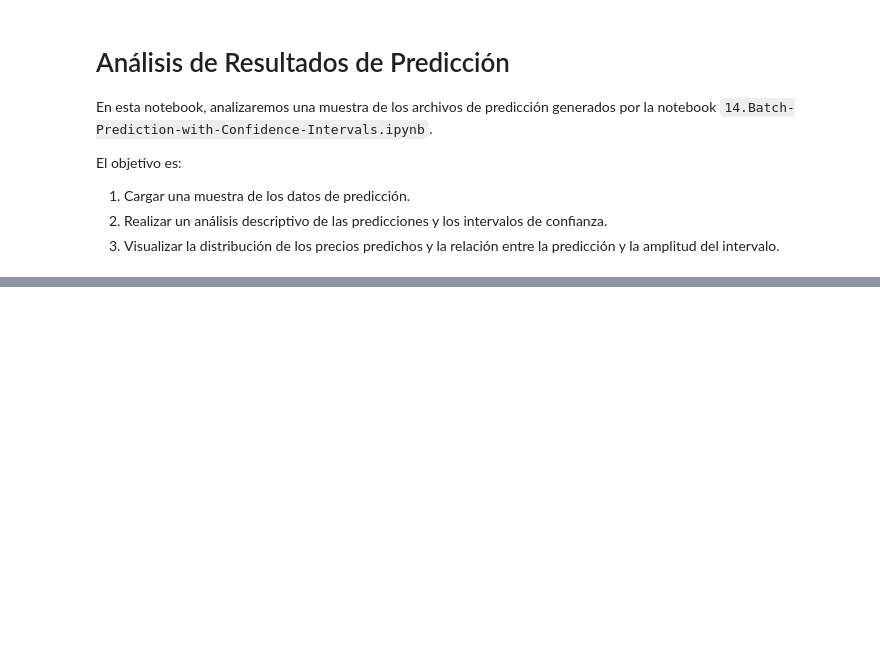
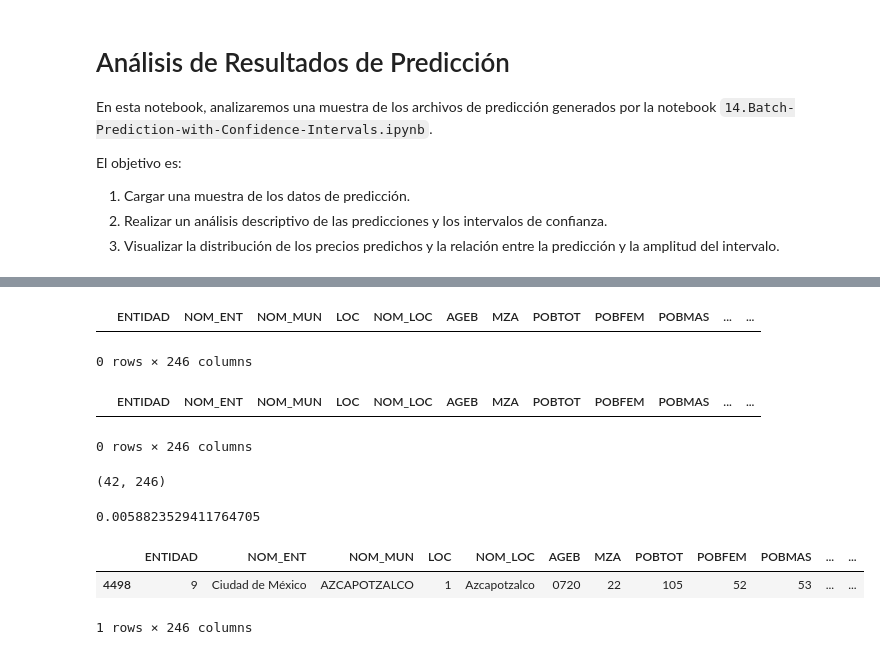
Before and after one commit to RenataRmz/mlops-repo, a Jupyter notebook: notebooks/04.Prediction/15.Analyze-Predictions.ipynb, the cells around one changed output, grey strips where cells are left out. Saved outputs shown, nothing was run; the diff lists cells and outputs as text; code cells hidden in the pictures; blank space fills up the shorter version.

```diff
--- a/notebooks/04.Prediction/15.Analyze-Predictions.ipynb
+++ b/notebooks/04.Prediction/15.Analyze-Predictions.ipynb
@@ -107,0 +109,24 @@ if 'df_sample' in locals() and not df_sample.empty:
+# %%
+df_sample[df_sample.prediction == 0]
+# %% [output]
+|  | ENTIDAD | NOM_ENT | NOM_MUN | LOC | NOM_LOC | AGEB | MZA | POBTOT | POBFEM | POBMAS | ... | ... |
+0 rows × 246 columns
+# %%
+df_sample[df_sample.prediction == None]
+# %% [output]
+|  | ENTIDAD | NOM_ENT | NOM_MUN | LOC | NOM_LOC | AGEB | MZA | POBTOT | POBFEM | POBMAS | ... | ... |
+0 rows × 246 columns
+# %%
+df_sample[df_sample.prediction.isnull()].shape
+# %% [output]
+(42, 246)
+# %%
+42/df_sample.shape[0]
+# %% [output]
+0.0058823529411764705
+# %%
+df_sample[df_sample.prediction == df_sample.prediction.min()]
+# %% [output]
+|  | ENTIDAD | NOM_ENT | NOM_MUN | LOC | NOM_LOC | AGEB | MZA | POBTOT | POBFEM | POBMAS | ... | ... |
+| 4498 | 9 | Ciudad de México | AZCAPOTZALCO | 1 | Azcapotzalco | 0720 | 22 | 105 | 52 | 53 | ... | ... |
+1 rows × 246 columns
```
Also changed, not shown: parts of 4 cells of this notebook, 3 other files.
